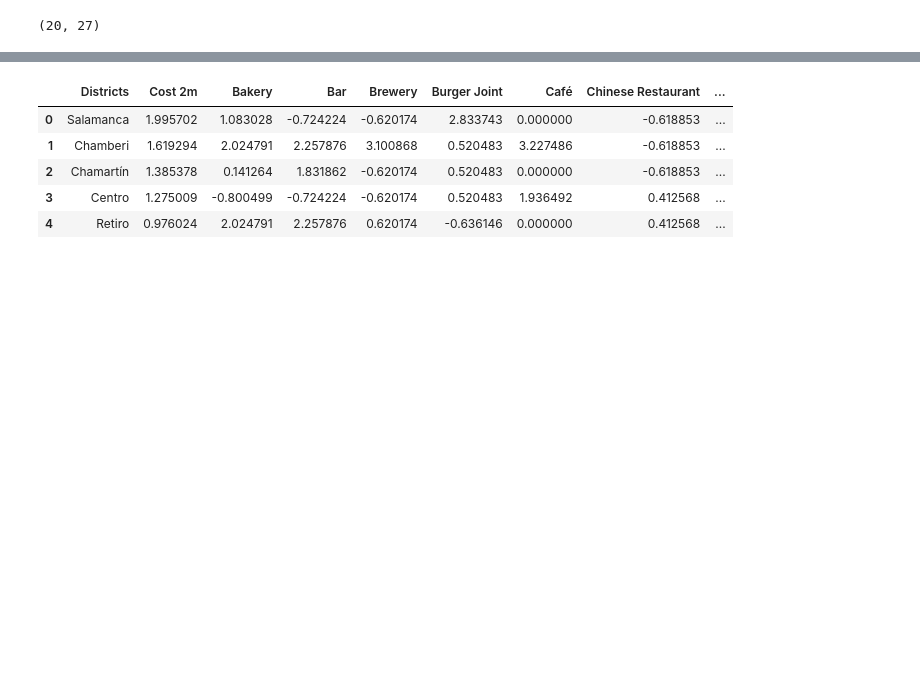
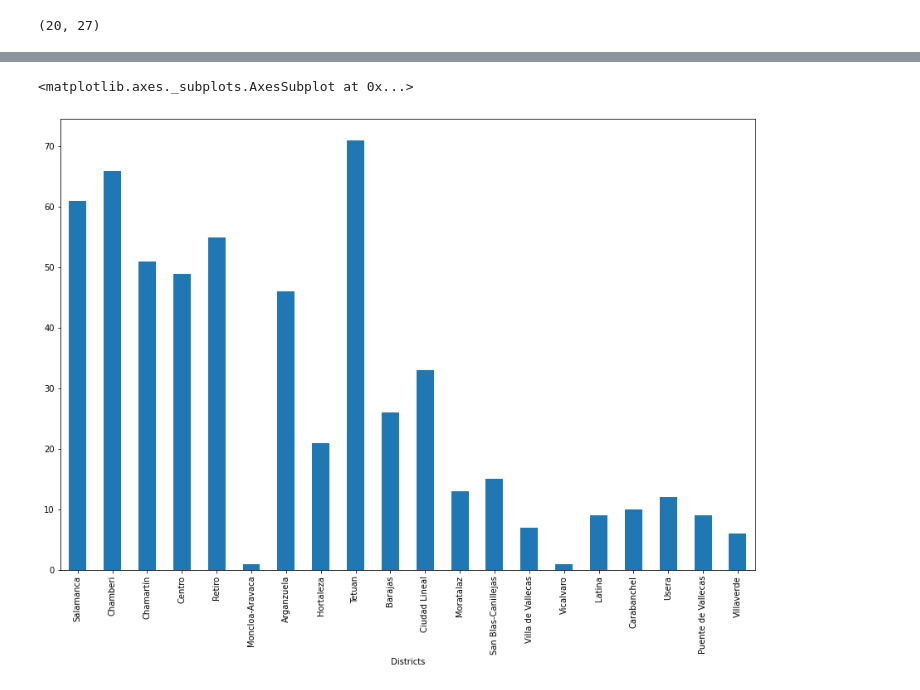
Before and after one commit to Warckor/Coursera_Capstone, a Jupyter notebook: Final_Assignment/House_Sales_Analytics_EN.ipynb, the cells around one changed output, grey strips where cells are left out. Saved outputs shown, nothing was run; the diff lists cells and outputs as text; code cells hidden in the pictures; blank space fills up the shorter version.

```diff
--- a/Final_Assignment/House_Sales_Analytics_EN.ipynb
+++ b/Final_Assignment/House_Sales_Analytics_EN.ipynb
@@ -291,0 +287,3 @@ madrid_grouped[[]].plot()
+# %%
+madrid_grouped["Total Business"] = madrid_grouped.drop(["Districts","Cost 2m"], axis=1).sum(1).astype(int)
+madrid_grouped.head()
@@ -292,3 +297,8 @@ madrid_grouped[[]].plot()
+# %%
+madrid_grouped.plot(kind='bar', x='Districts', y='Total Business', figsize=(15,10), legend=False)
+# %% [output]
+<matplotlib.axes._subplots.AxesSubplot at 0x...>
+[figure, added]
 # %%
 std_columns = madrid_grouped.drop("Districts", axis=1).columns
 
@@ -296,10 +306,3 @@ scaler = StandardScaler()
 madrid_grouped[std_columns] = scaler.fit_transform(madrid_grouped[std_columns])
 # %%
 madrid_grouped.head()
-# %% [output]
-|  | Districts | Cost 2m | Bakery | Bar | Brewery | Burger Joint | Café | Chinese Restaurant | ... |
-| 0 | Salamanca | 1.995702 | 1.083028 | -0.724224 | -0.620174 | 2.833743 | 0.000000 | -0.618853 | ... |
-| 1 | Chamberi | 1.619294 | 2.024791 | 2.257876 | 3.100868 | 0.520483 | 3.227486 | -0.618853 | ... |
-| 2 | Chamartín | 1.385378 | 0.141264 | 1.831862 | -0.620174 | 0.520483 | 0.000000 | -0.618853 | ... |
-| 3 | Centro | 1.275009 | -0.800499 | -0.724224 | -0.620174 | 0.520483 | 1.936492 | 0.412568 | ... |
-| 4 | Retiro | 0.976024 | 2.024791 | 2.257876 | 0.620174 | -0.636146 | 0.000000 | 0.412568 | ... |
```
Also changed, not shown: parts of 7 cells of this notebook.
